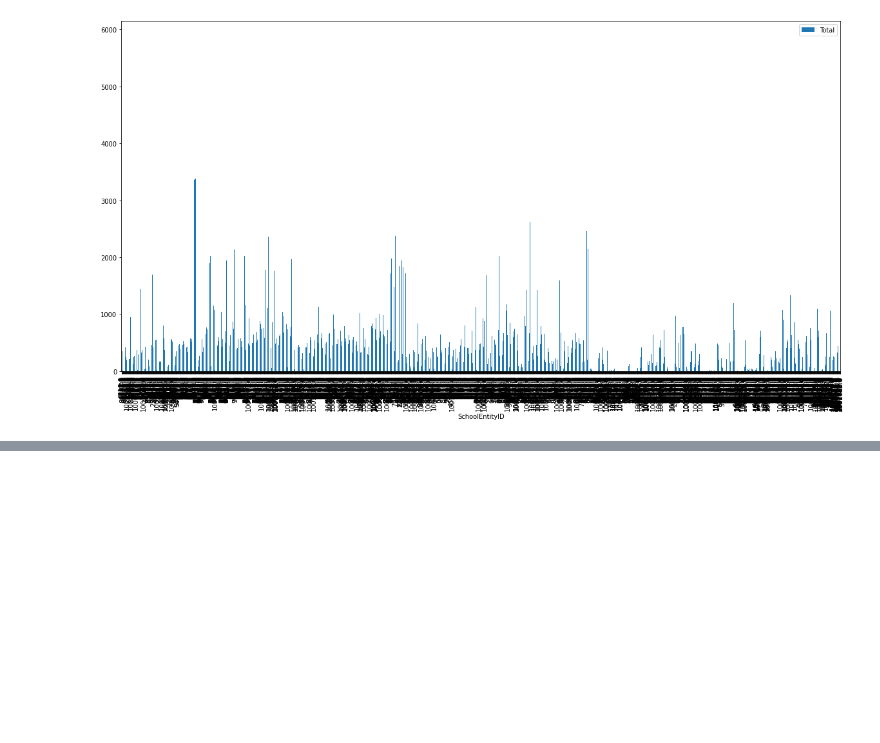
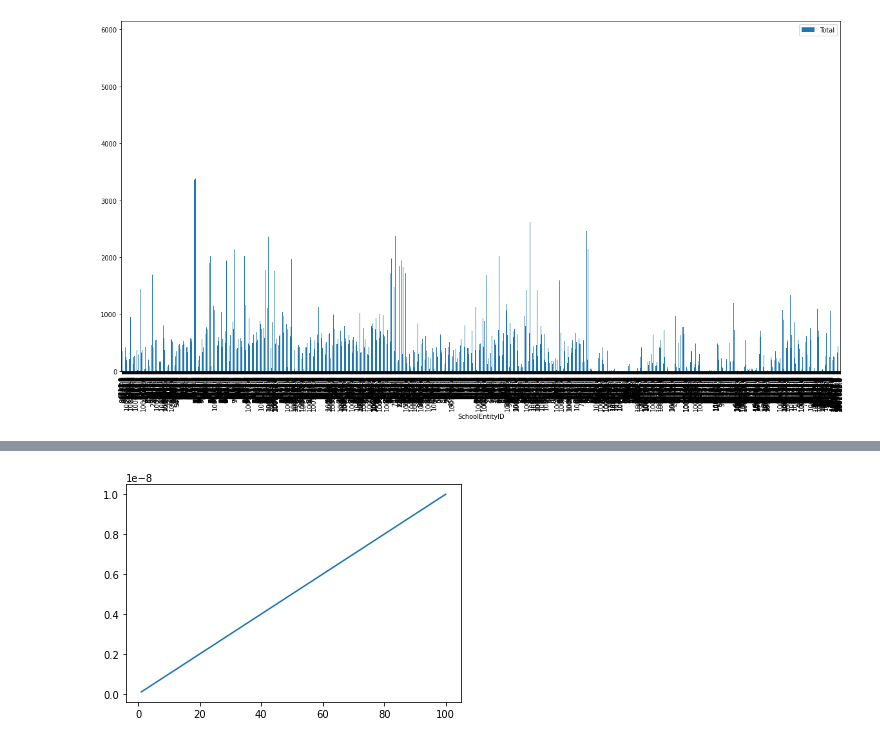
Before and after one commit to vwolfley/cse111-17f-17, a Jupyter notebook: assignments/project_final/Project-Grades.ipynb, the cells around one changed output, grey strips where cells are left out. Drawn from its saved outputs; the diff is of its cells as text; code cells hidden in the pictures; blank space fills up the shorter version.

```diff
--- a/assignments/project_final/Project-Grades.ipynb
+++ b/assignments/project_final/Project-Grades.ipynb
@@ -321,0 +413,13 @@ nwsch.plot(x="SchoolEntityID", y="Total", kind="bar", figsize=(20, 10))
+# %%
+# Creating a Visualization without Scientific Notation
+import numpy as np
+import matplotlib.pyplot as plt
+
+x = np.linspace(1, 100, 100)
+y = np.linspace(1e-10, 1e-8, 100)
+
+plt.plot(x, y)
+# plt.ticklabel_format(style='plain')
+plt.show()
+# %% [output]
+[figure, added]
```
Also changed, not shown: parts of 8 cells of this notebook, 5 other files.
